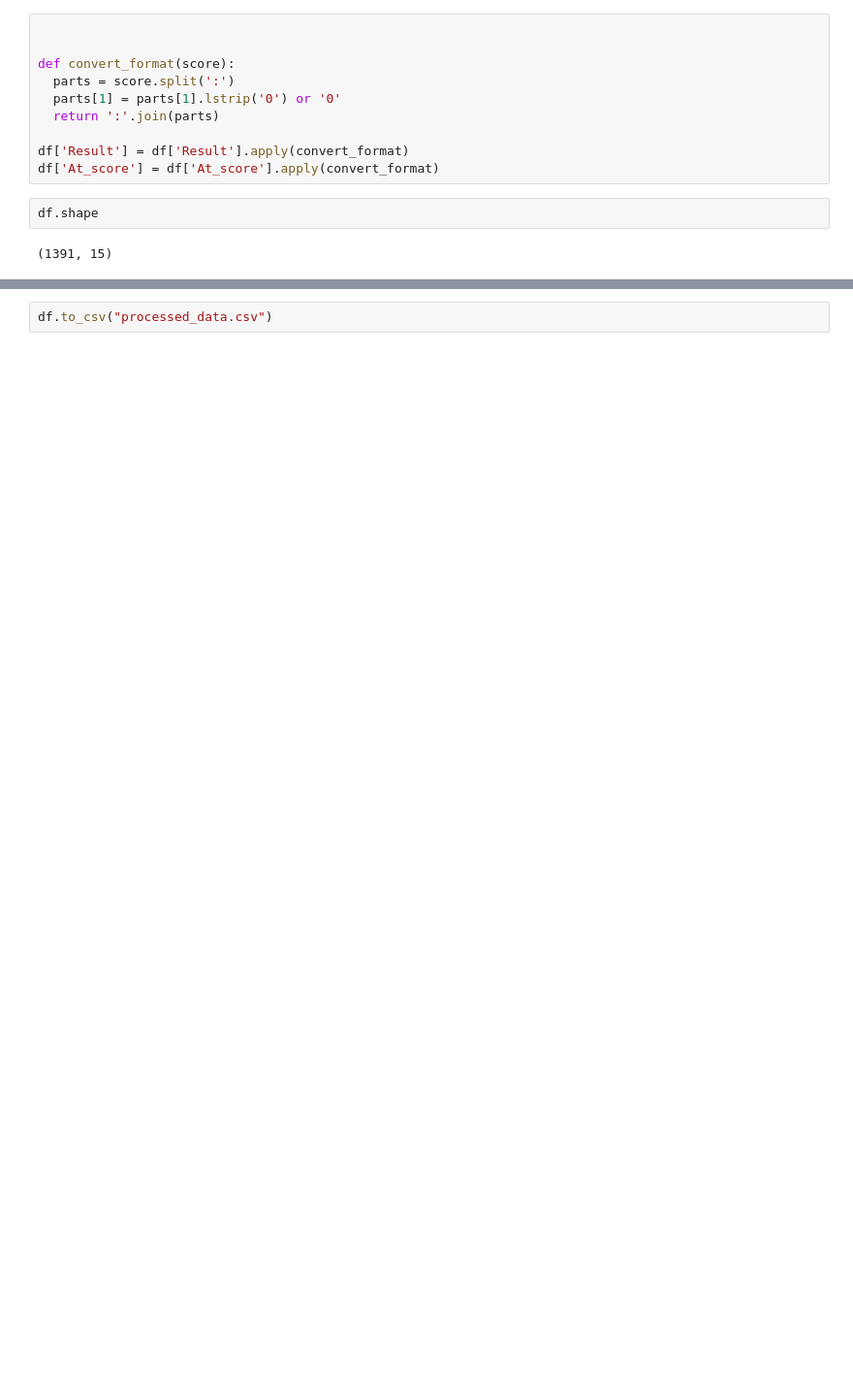
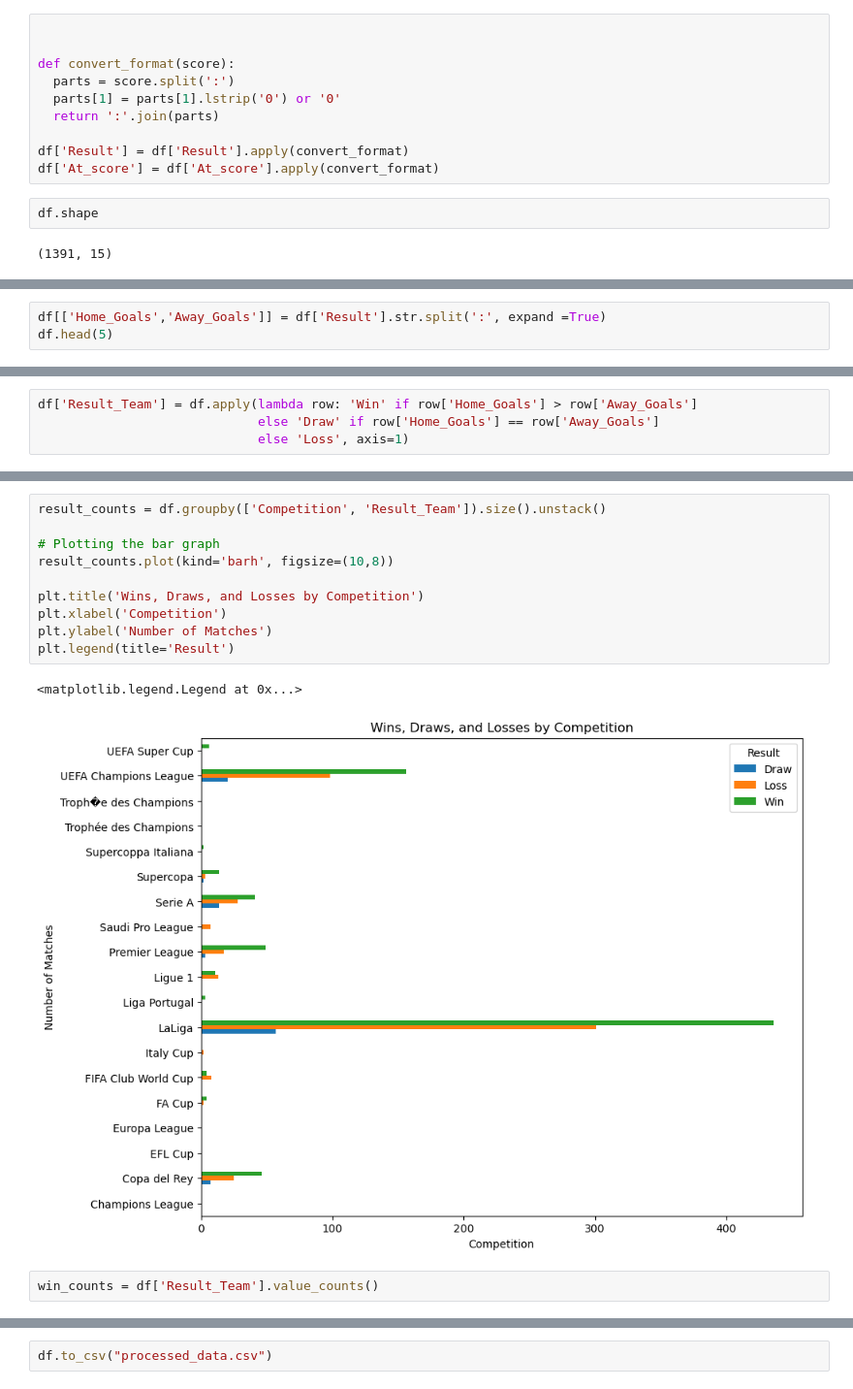
Before and after one commit to SmayanKulkarni/Smayan_Kulkarni_S4DS, a Jupyter notebook: notebooks/FIFA-Task2_2.ipynb, the cells around one changed output, grey strips where cells are left out. Shown at 97% size. Saved outputs shown, nothing was run; the diff lists cells and outputs as text; blank space fills up the shorter version.

```diff
--- a/notebooks/FIFA-Task2_2.ipynb
+++ b/notebooks/FIFA-Task2_2.ipynb
@@ -618,3 +639,6 @@ df.head(20)
 | 17 | 22/23 | Ligue 1 | 1 | A | Paris Saint-Germain | Clermont Foot | 0:5 | CF | 0:5 | ... |
 | 18 | 09/10 | UEFA Champions League | Group Stage | A | Real Madrid | Olympique Marseille | 1:3 | CF | 1:3 | ... |
 | 19 | 11-Dec | LaLiga | 2 | H | FC Barcelona | Villarreal CF | 5:0 | CF | 4:0 | ... |
+# %%
+df[['Home_Goals','Away_Goals']] = df['Result'].str.split(':', expand =True)
+df.head(5)
@@ -620,0 +652,4 @@ df.head(20)
+# %%
+df['Result_Team'] = df.apply(lambda row: 'Win' if row['Home_Goals'] > row['Away_Goals']
+                             else 'Draw' if row['Home_Goals'] == row['Away_Goals']
+                             else 'Loss', axis=1)
@@ -620,0 +670,15 @@ df.head(20)
+# %%
+result_counts = df.groupby(['Competition', 'Result_Team']).size().unstack()
+
+# Plotting the bar graph
+result_counts.plot(kind='barh', figsize=(10,8))
+
+plt.title('Wins, Draws, and Losses by Competition')
+plt.xlabel('Competition')
+plt.ylabel('Number of Matches')
+plt.legend(title='Result')
+# %% [output]
+<matplotlib.legend.Legend at 0x...>
+[figure, added]
+# %%
+win_counts = df['Result_Team'].value_counts()
```
Also changed, not shown: parts of 7 cells of this notebook, 1 other file.
